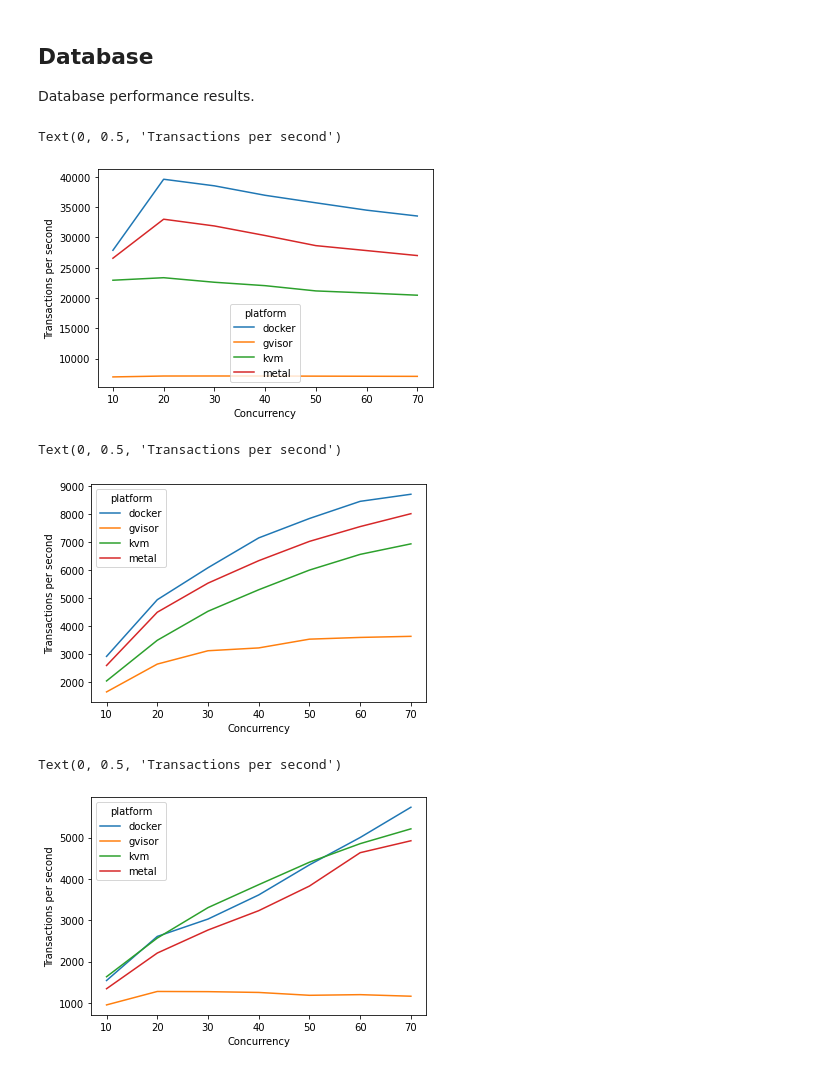
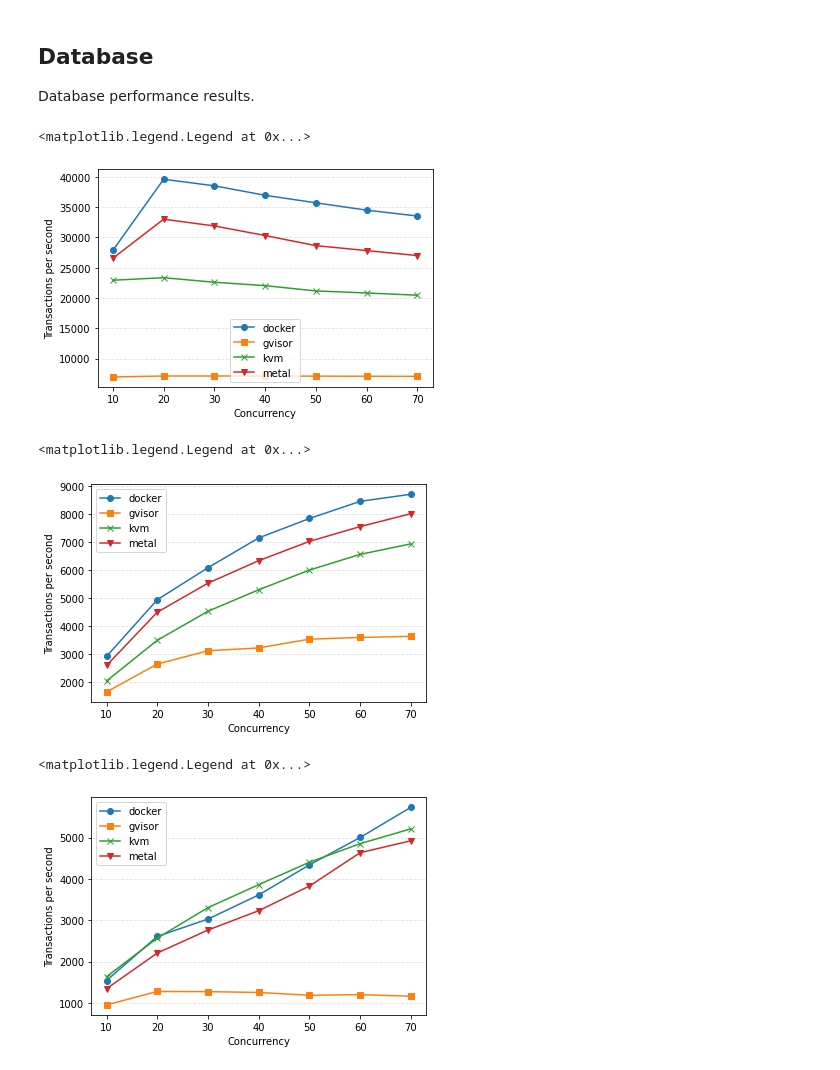
Before and after one commit to ppeerttu/virtualization-benchmarks, a Jupyter notebook: analysis/initial-visualization.ipynb, the cells around one changed output. Saved outputs shown, nothing was run; the diff lists cells and outputs as text; code cells hidden in the pictures.

```diff
--- a/analysis/initial-visualization.ipynb
+++ b/analysis/initial-visualization.ipynb
@@ -19,6 +19,8 @@ cpu_path = "{}/cpu_results.csv".format(data_dir)
 http_path = "{}/http_benchmark_results.csv".format(data_dir)
 pipeline_path = "{}/pipeline_results.csv".format(data_dir)
 database_path = "{}/database_results.csv".format(data_dir)
+
+MARKERS = ("o", "s", "x", "v", "+")
 # %% [markdown]
 ## Boot times
 
@@ -239,26 +347,67 @@ df = pd.read_csv(database_path)
 
 read_only = df[df.write_queries.eq(0)]
 
-ax = read_only.groupby(["platform", "concurrency"]).mean().reset_index().pivot(index="concurrency", columns="platform", values="transactions").plot()
+ax.set_ylabel("Transactions per second")
+
+fig, ax = plt.subplots()
+
+df_mean = read_only.groupby(["platform", "concurrency"]).mean().reset_index().pivot(
+    index="concurrency", columns="platform", values="transactions"
+)
+
+
+ax.yaxis.grid(True, linestyle="--", which="major", color="grey", alpha=.25)
 ax.set_xlabel("Concurrency")
 ax.set_ylabel("Transactions per second")
+
+i = 0
+for column in df_mean:
+    ax.plot(df_mean[column], marker=MARKERS[i], label=column)
+    i += 1
+
+ax.legend()
 # %% [output]
-Text(0, 0.5, 'Transactions per second')
+<matplotlib.legend.Legend at 0x...>
-[figure, old version]
+[figure, new version]
 # %%
 write_only = df[df.read_queries.eq(0)]
-ax = write_only.groupby(["platform", "concurrency"]).mean().reset_index().pivot(index="concurrency", columns="platform", values="transactions").plot()
+
+fig, ax = plt.subplots()
+
+df_mean = write_only.groupby(["platform", "concurrency"]).mean().reset_index().pivot(
+    index="concurrency", columns="platform", values="transactions"
+)
+
+ax.yaxis.grid(True, linestyle="--", which="major", color="grey", alpha=.25)
 ax.set_xlabel("Concurrency")
 ax.set_ylabel("Transactions per second")
+
+i = 0
+for column in df_mean:
+    ax.plot(df_mean[column], marker=MARKERS[i], label=column)
+    i += 1
+
+ax.legend()
 # %% [output]
-Text(0, 0.5, 'Transactions per second')
+<matplotlib.legend.Legend at 0x...>
-[figure, old version]
+[figure, new version]
 # %%
 read_write = df[df.write_queries.ne(0) & df.read_queries.ne(0)]
+fig, ax = plt.subplots()
 
-ax = read_write.groupby(["platform", "concurrency"]).mean().reset_index().pivot(index="concurrency", columns="platform", values="transactions").plot()
+df_mean = read_write.groupby(["platform", "concurrency"]).mean().reset_index().pivot(
+    index="concurrency", columns="platform", values="transactions"
+)
+ax.yaxis.grid(True, linestyle="--", which="major", color="grey", alpha=.25)
 ax.set_xlabel("Concurrency")
 ax.set_ylabel("Transactions per second")
+
+i = 0
+for column in df_mean:
+    ax.plot(df_mean[column], marker=MARKERS[i], label=column)
+    i += 1
+
+ax.legend()
 # %% [output]
-Text(0, 0.5, 'Transactions per second')
+<matplotlib.legend.Legend at 0x...>
-[figure, old version]
+[figure, new version]
```
Also changed, not shown: parts of 12 cells of this notebook.
